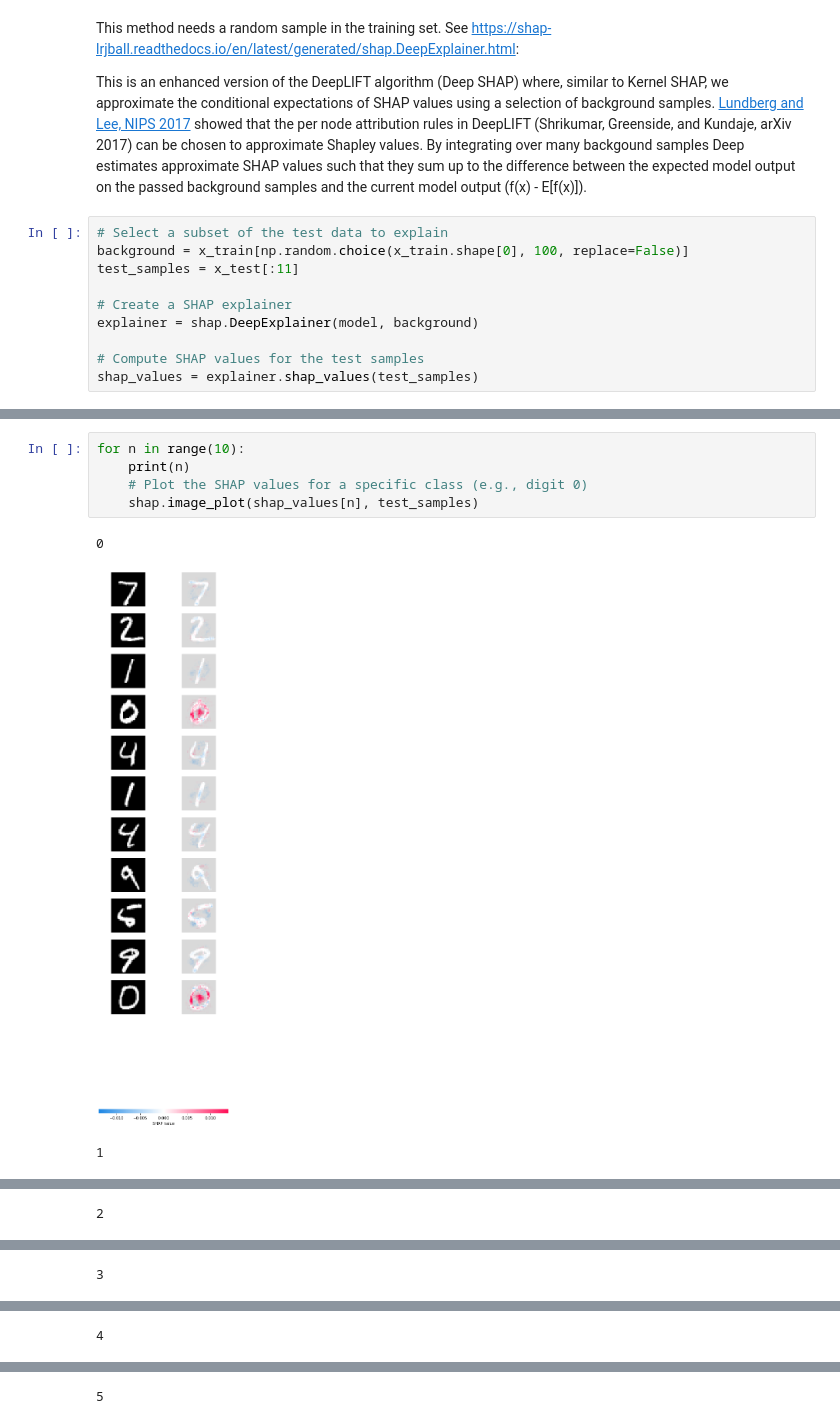
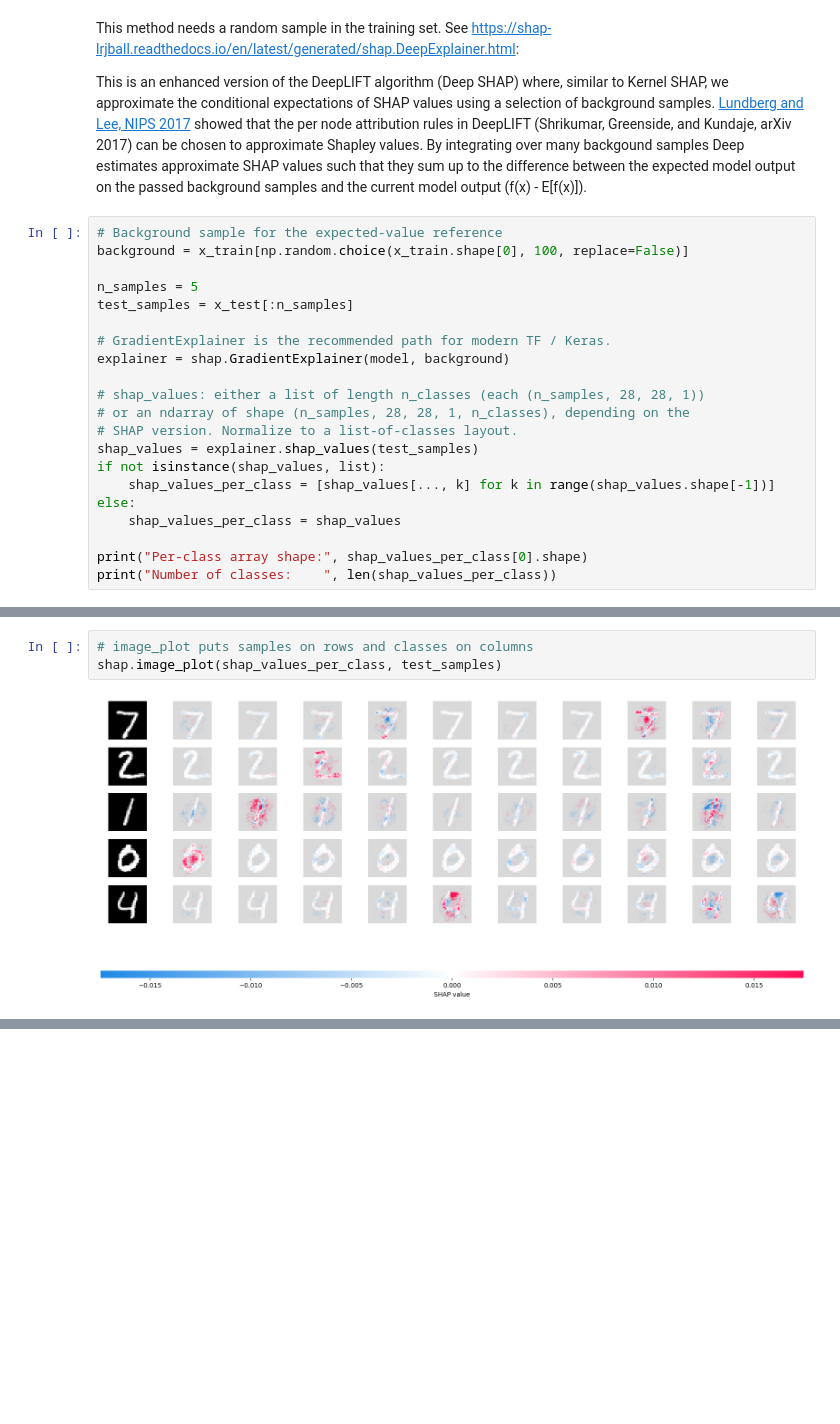
Before and after one commit to fforster/AS4501, a Jupyter notebook: ML_interpretability/ML_interpretability.ipynb, the cells around one changed output, grey strips where cells are left out. Cells and saved outputs as stored; diff of their text form; blank space fills up the shorter version.

```diff
--- a/ML_interpretability/ML_interpretability.ipynb
+++ b/ML_interpretability/ML_interpretability.ipynb
@@ -793,13 +975,24 @@ This method needs a random sample in the training set. See https://shap-lrjball.
 
 This is an enhanced version of the DeepLIFT algorithm (Deep SHAP) where, similar to Kernel SHAP, we approximate the conditional expectations of SHAP values using a selection of background samples. [Lundberg and Lee, NIPS 2017](https://papers.nips.cc/paper_files/paper/2017/file/8a20a8621978632d76c43dfd28b67767-Paper.pdf) showed that the per node attribution rules in DeepLIFT (Shrikumar, Greenside, and Kundaje, arXiv 2017) can be chosen to approximate Shapley values. By integrating over many backgound samples Deep estimates approximate SHAP values such that they sum up to the difference between the expected model output on the passed background samples and the current model output (f(x) - E[f(x)]).
 # %%
-# Select a subset of the test data to explain
+# Background sample for the expected-value reference
 background = x_train[np.random.choice(x_train.shape[0], 100, replace=False)]
-test_samples = x_test[:11]
 
-# Create a SHAP explainer
-explainer = shap.DeepExplainer(model, background)
+n_samples = 5
+test_samples = x_test[:n_samples]
 
-# Compute SHAP values for the test samples
+# GradientExplainer is the recommended path for modern TF / Keras.
+explainer = shap.GradientExplainer(model, background)
+
+# shap_values: either a list of length n_classes (each (n_samples, 28, 28, 1))
+# or an ndarray of shape (n_samples, 28, 28, 1, n_classes), depending on the
+# SHAP version. Normalize to a list-of-classes layout.
 shap_values = explainer.shap_values(test_samples)
+if not isinstance(shap_values, list):
+    shap_values_per_class = [shap_values[..., k] for k in range(shap_values.shape[-1])]
+else:
+    shap_values_per_class = shap_values
+
+print("Per-class array shape:", shap_values_per_class[0].shape)
+print("Number of classes:    ", len(shap_values_per_class))
 # %% [output]
@@ -813,9 +1011,5 @@ shap_values[9].shape
 # %%
-for n in range(10):
-    print(n)
-    # Plot the SHAP values for a specific class (e.g., digit 0)
-    shap.image_plot(shap_values[n], test_samples)
+# image_plot puts samples on rows and classes on columns
+shap.image_plot(shap_values_per_class, test_samples)
 # %% [output]
-0
-[figure, old version]
+[figure, new version]
-1
@@ -823 +1015,0 @@ for n in range(10):
-2
@@ -825 +1015,0 @@ for n in range(10):
-3
@@ -827 +1015,0 @@ for n in range(10):
-4
@@ -829 +1015,0 @@ for n in range(10):
-5
```
Also changed, not shown: parts of 60 cells of this notebook.
